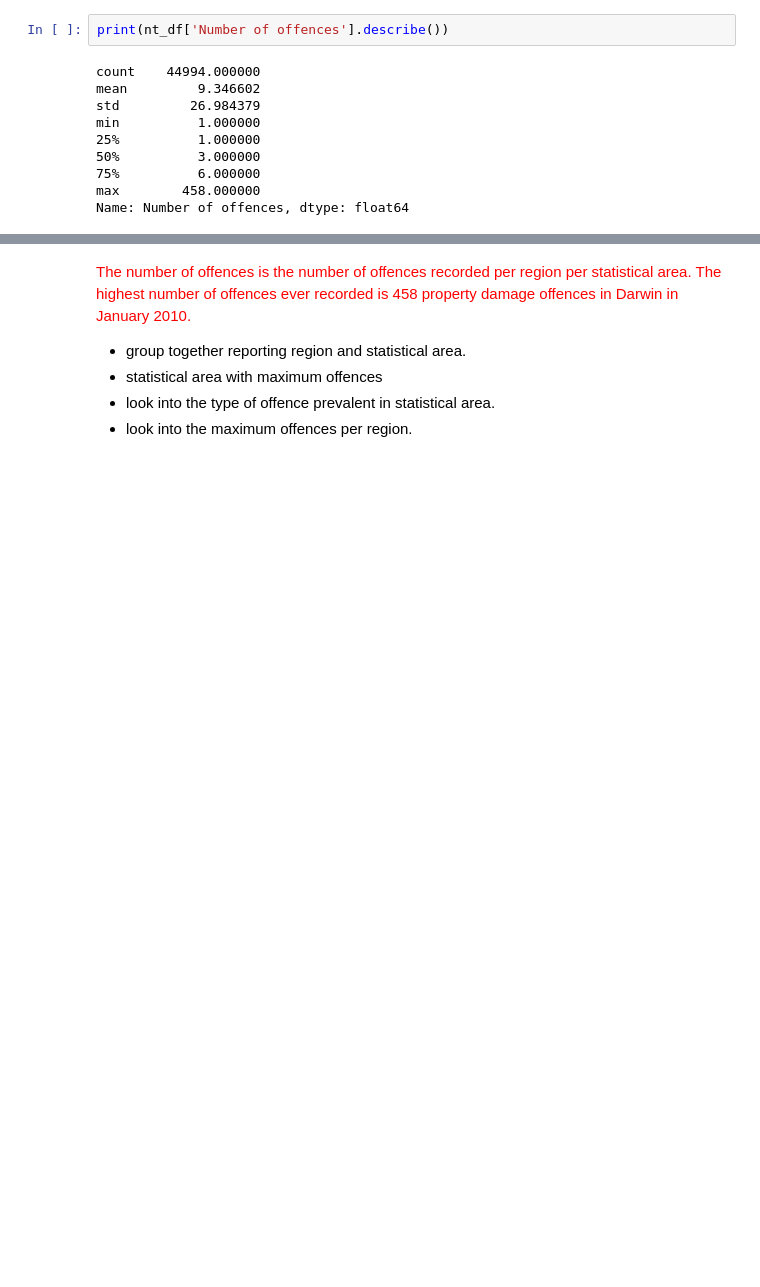
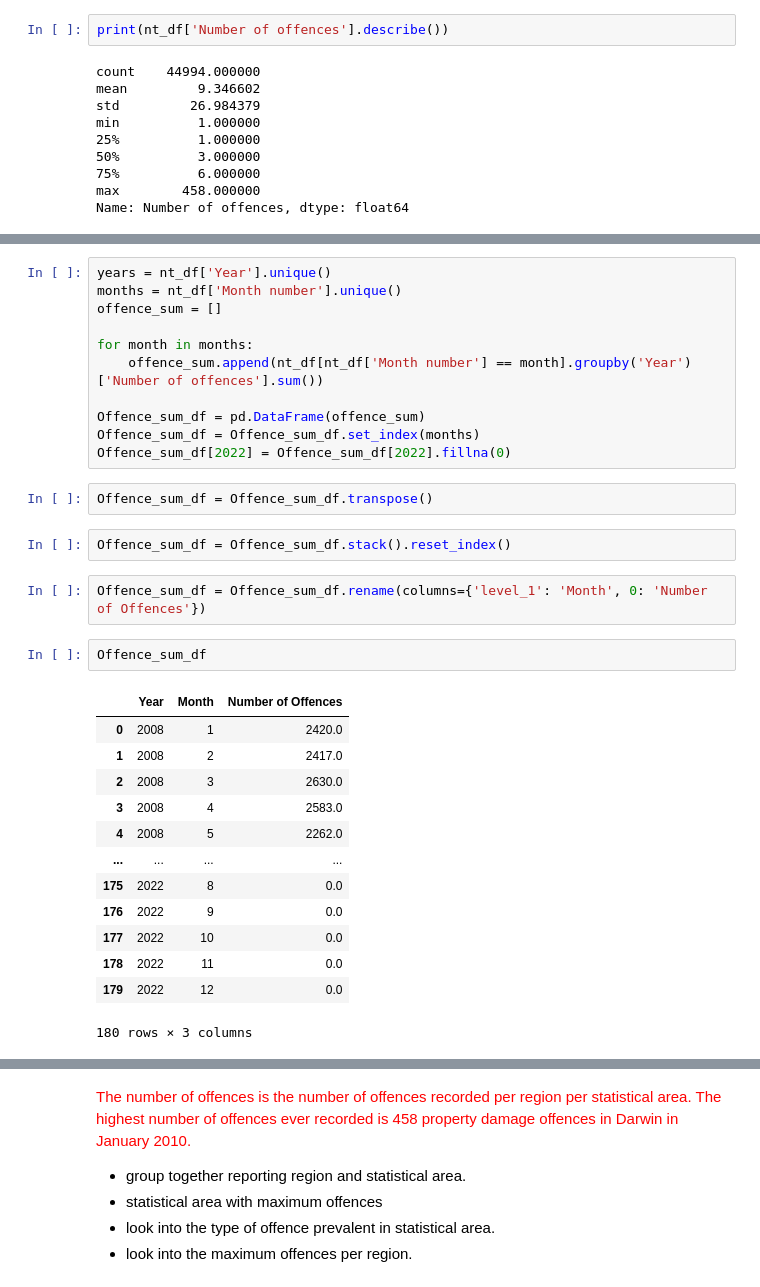
Before and after one commit to ShantiRoseCodes/solo_project, a Jupyter notebook: Domestic Violence.ipynb, the cells around one changed output, grey strips where cells are left out. Drawn from its saved outputs; the diff is of its cells as text; blank space fills up the shorter version.

```diff
--- a/Domestic Violence.ipynb
+++ b/Domestic Violence.ipynb
@@ -228,0 +138,33 @@ year_df[year_df.index == 2008]
+# %%
+years = nt_df['Year'].unique()
+months = nt_df['Month number'].unique()
+offence_sum = []
+
+for month in months:
+    offence_sum.append(nt_df[nt_df['Month number'] == month].groupby('Year')['Number of offences'].sum())
+
+Offence_sum_df = pd.DataFrame(offence_sum)
+Offence_sum_df = Offence_sum_df.set_index(months)
+Offence_sum_df[2022] = Offence_sum_df[2022].fillna(0)
+# %%
+Offence_sum_df = Offence_sum_df.transpose()
+# %%
+Offence_sum_df = Offence_sum_df.stack().reset_index()
+# %%
+Offence_sum_df = Offence_sum_df.rename(columns={'level_1': 'Month', 0: 'Number of Offences'})
+# %%
+Offence_sum_df
+# %% [output]
+|  | Year | Month | Number of Offences |
+| 0 | 2008 | 1 | 2420.0 |
+| 1 | 2008 | 2 | 2417.0 |
+| 2 | 2008 | 3 | 2630.0 |
+| 3 | 2008 | 4 | 2583.0 |
+| 4 | 2008 | 5 | 2262.0 |
+| ... | ... | ... | ... |
+| 175 | 2022 | 8 | 0.0 |
+| 176 | 2022 | 9 | 0.0 |
+| 177 | 2022 | 10 | 0.0 |
+| 178 | 2022 | 11 | 0.0 |
+| 179 | 2022 | 12 | 0.0 |
+180 rows × 3 columns
```
Also changed, not shown: parts of 52 cells of this notebook.
